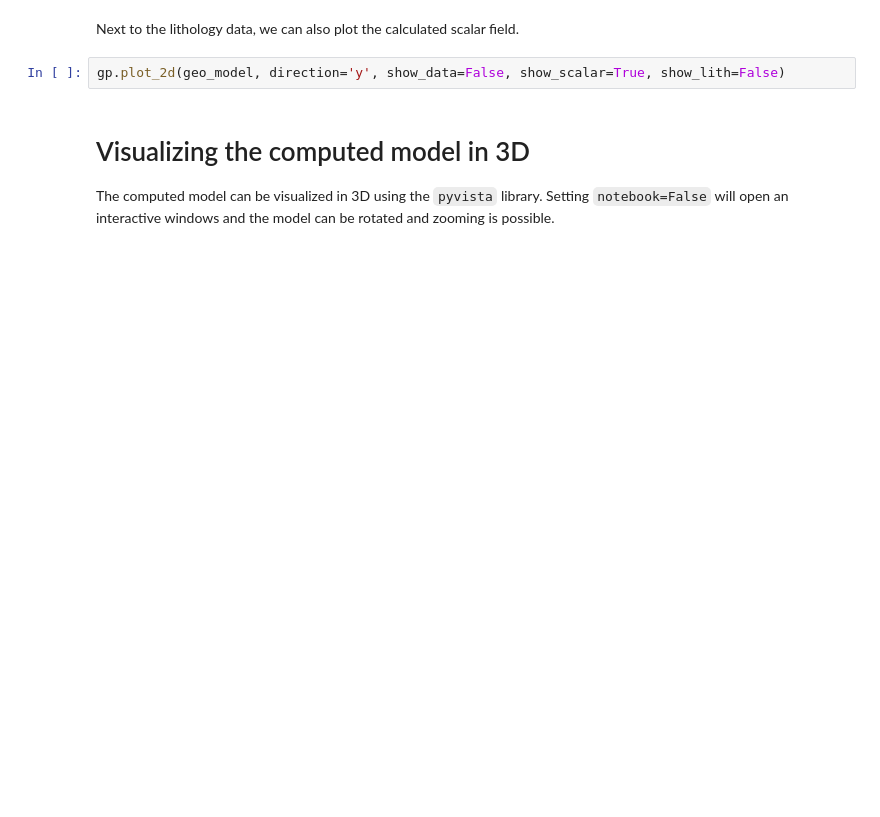
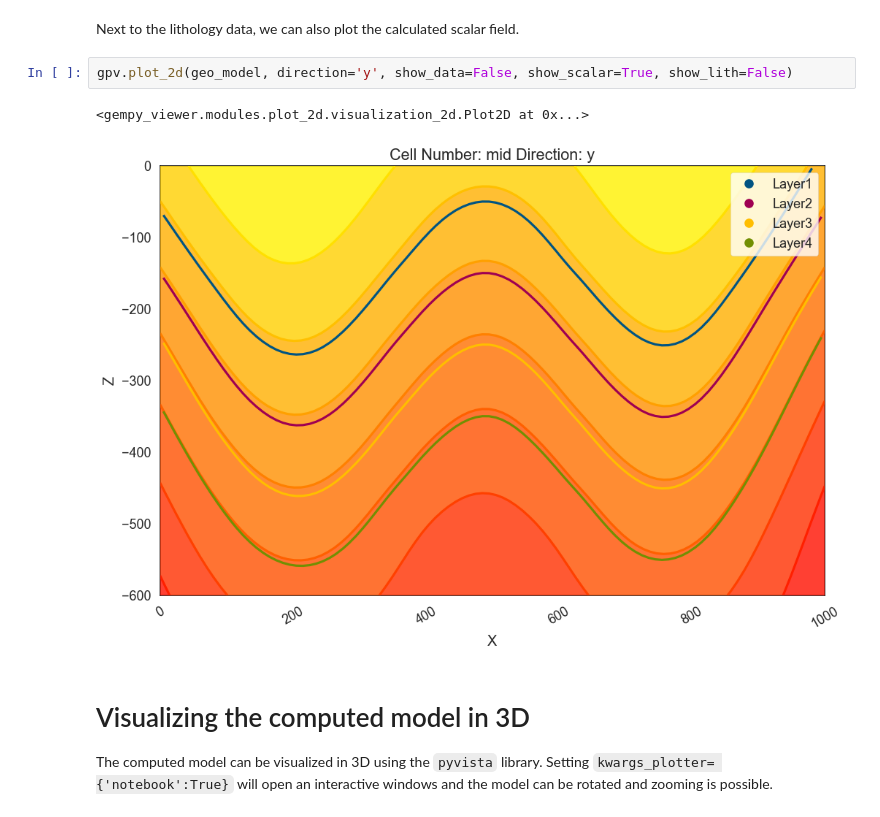
Before and after one commit to cgre-aachen/gemgis_data, a Jupyter notebook: notebooks/01_basic_modeling/model2_Folded_Layers.ipynb, the cells around one changed output. Cells and saved outputs as stored; diff of their text form; blank space fills up the shorter version.

```diff
--- a/notebooks/01_basic_modeling/model2_Folded_Layers.ipynb
+++ b/notebooks/01_basic_modeling/model2_Folded_Layers.ipynb
@@ -269,11 +319,14 @@ gp.plot_2d(geo_model,
 # %% [markdown]
 Next to the lithology data, we can also plot the calculated scalar field.
 # %%
-gp.plot_2d(geo_model, direction='y', show_data=False, show_scalar=True, show_lith=False)
+gpv.plot_2d(geo_model, direction='y', show_data=False, show_scalar=True, show_lith=False)
+# %% [output]
+<gempy_viewer.modules.plot_2d.visualization_2d.Plot2D at 0x...>
+[figure, added]
 # %% [markdown]
 <a id='visualizing-the-computed-model-in-3d'></a>
 
 # Visualizing the computed model in 3D
 
-The computed model can be visualized in 3D using the `pyvista` library. Setting `notebook=False` will open an interactive windows and the model can be rotated and zooming is possible.
+The computed model can be visualized in 3D using the `pyvista` library. Setting `kwargs_plotter= {'notebook':True}` will open an interactive windows and the model can be rotated and zooming is possible.
 # %%
```
Also changed, not shown: parts of 28 cells of this notebook, 3 other files.
